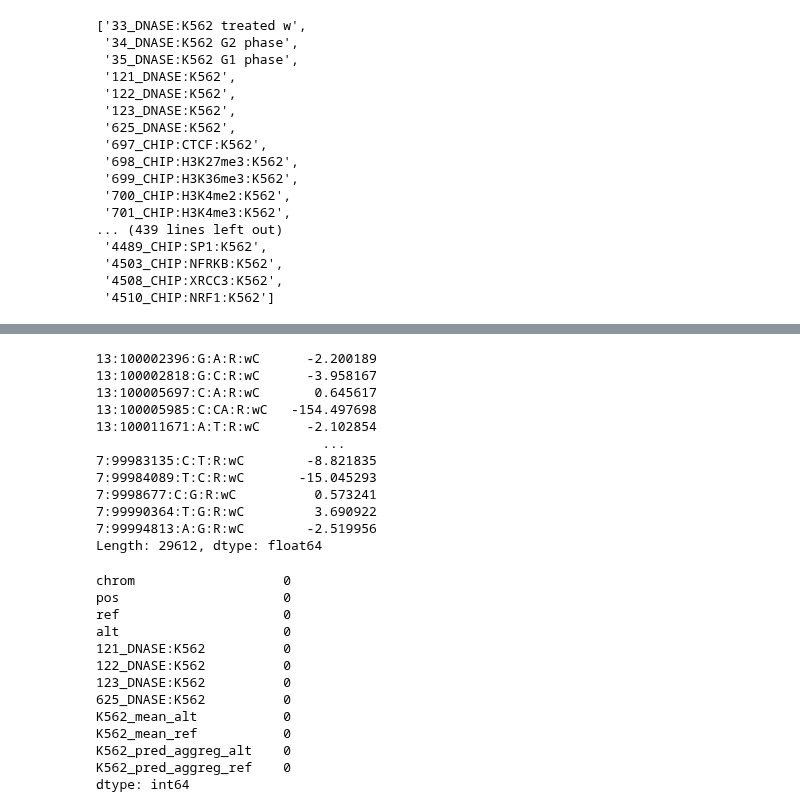
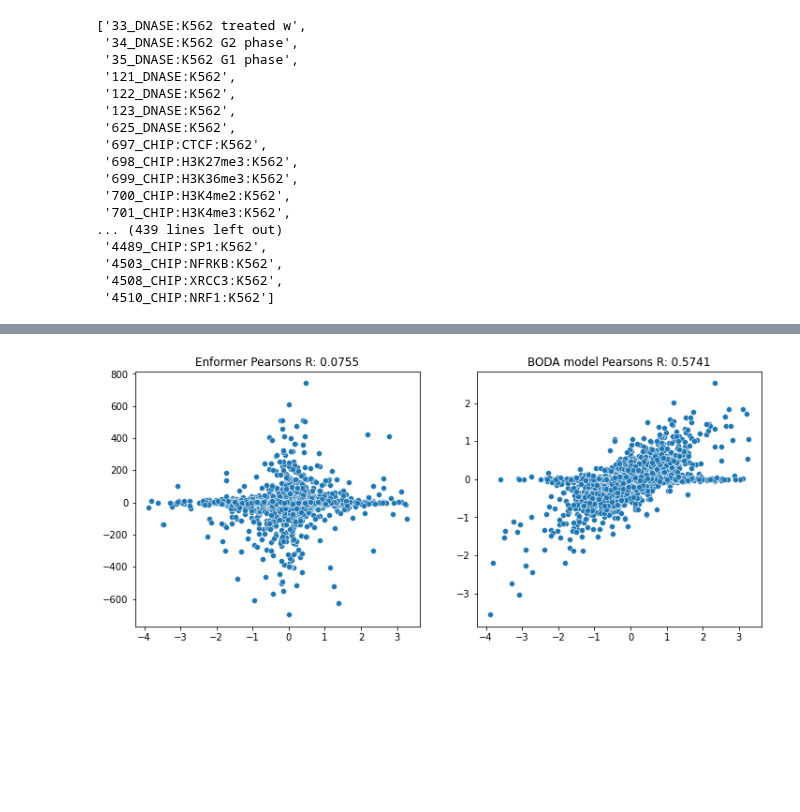
Before and after one commit to sjgosai/boda2, a Jupyter notebook: analysis/manuscript/FIG01__schema_and_performance/enformer_vep.ipynb, the cells around one changed output, grey strips where cells are left out. Drawn from its saved outputs; the diff is of its cells as text; code cells hidden in the pictures; blank space fills up the shorter version.

Commit message:
Enformer VEP analysis

```diff
--- a/analysis/manuscript/FIG01__schema_and_performance/enformer_vep.ipynb
+++ b/analysis/manuscript/FIG01__schema_and_performance/enformer_vep.ipynb
@@ -13,7 +12,17 @@ mpra_data.set_index('IDs_ref', inplace=True)
-# %%
-mpra_data = pd.read_table('gs://korvaz/mpra_model_manuscript/data/boda2__single_variant_pairs__raw.txt', sep=' ', header=0)
+# %%
+plasmid_filter = np.logical_or(
+    (mpra_data.loc[:,['ctrl_mean_k562_ref']] >= 100),
+    (mpra_data.loc[:,['ctrl_mean_k562_alt']] >= 100)
+).values
+
+activity_filter = np.logical_or(
+    (mpra_data.loc[:,['K562_mean_alt']].abs() > 1),
+    (mpra_data.loc[:,['K562_mean_ref']].abs() > 1)
+).values
+
+mpra_data = mpra_data.loc[ plasmid_filter & activity_filter ]
 # %%
-k562_tags = [ tag for tag in data.columns if 'K562' in tag ]
+k562_tags = [ tag for tag in enfo_data.columns if 'K562' in tag ]
 k562_flags= [ 'K562' in tag for tag in enfo_data.columns ]
 # %%
 k562_tags
@@ -43,6 +52,6 @@ k562_dnase_flags = [ tag in full_filter for tag in enfo_data.columns ]
 merged_data = pd.concat(
     [
         enfo_data.loc[:, k562_dnase_flags].set_index('id'),
-        mpra_data.loc[:,['K562_mean_alt','K562_mean_ref','K562_pred_aggreg_alt','K562_pred_aggreg_ref']]
+        mpra_data.loc[:,['IDs_ref','K562_mean_alt','K562_mean_ref','K562_pred_aggreg_alt','K562_pred_aggreg_ref']].set_index('IDs_ref')
     ],axis=1,join='inner'
 )
@@ -81,31 +58,30 @@ sns.scatterplot(
-# %%
-merged_data.loc[:,strict_k562_filter].mean(axis=1)
-# %% [output]
-13:100002396:G:A:R:wC      -2.200189
-13:100002818:G:C:R:wC      -3.958167
-13:100005697:C:A:R:wC       0.645617
-13:100005985:C:CA:R:wC   -154.497698
-13:100011671:A:T:R:wC      -2.102854
-                             ...
-7:99983135:C:T:R:wC        -8.821835
-7:99984089:T:C:R:wC       -15.045293
-7:9998677:C:G:R:wC          0.573241
-7:99990364:T:G:R:wC         3.690922
-7:99994813:A:G:R:wC        -2.519956
-Length: 29612, dtype: float64
-# %%
-merged_data.isna().sum()
-# %% [output]
-chrom                   0
-pos                     0
-ref                     0
-alt                     0
-121_DNASE:K562          0
-122_DNASE:K562          0
-123_DNASE:K562          0
-625_DNASE:K562          0
-K562_mean_alt           0
-K562_mean_ref           0
-K562_pred_aggreg_alt    0
-K562_pred_aggreg_ref    0
-dtype: int64
+# %%
+fig, axes = plt.subplots(1,2, figsize=[12,5])
+
+enfo_corr = pearsonr(
+    merged_data.loc[:,'K562_mean_alt'] - merged_data.loc[:,'K562_mean_ref'],
+    merged_data.loc[:,strict_k562_filter].mean(axis=1)
+)
+
+mpra_corr = pearsonr(
+    merged_data.loc[:,'K562_mean_alt'] - merged_data.loc[:,'K562_mean_ref'],
+    merged_data.loc[:,'K562_pred_aggreg_alt'] - merged_data.loc[:,'K562_pred_aggreg_ref']
+)
+
+
+sns.scatterplot(
+    x=merged_data.loc[:,'K562_mean_alt'] - merged_data.loc[:,'K562_mean_ref'],
+    y=merged_data.loc[:,strict_k562_filter].mean(axis=1),
+    ax=axes[0]
+)
+
+sns.scatterplot(
+    x=merged_data.loc[:,'K562_mean_alt'] - merged_data.loc[:,'K562_mean_ref'],
+    y=merged_data.loc[:,'K562_pred_aggreg_alt'] - merged_data.loc[:,'K562_pred_aggreg_ref'],
+    ax=axes[1]
+)
+
+axes[0].title.set_text(f'Enformer Pearsons R: {enfo_corr[0]:.4f}')
+axes[1].title.set_text(f'BODA model Pearsons R: {mpra_corr[0]:.4f}')
+# %% [output]
+[figure, added]
```
Also changed, not shown: parts of 3 cells of this notebook, 1 other file.
